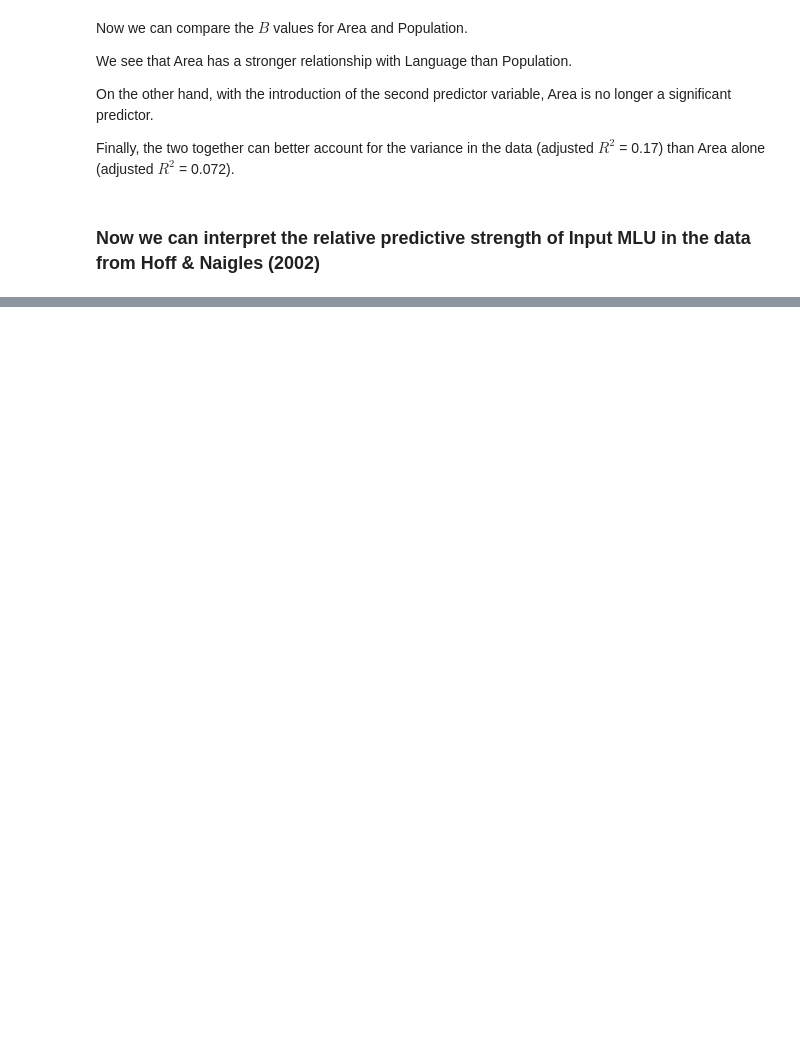
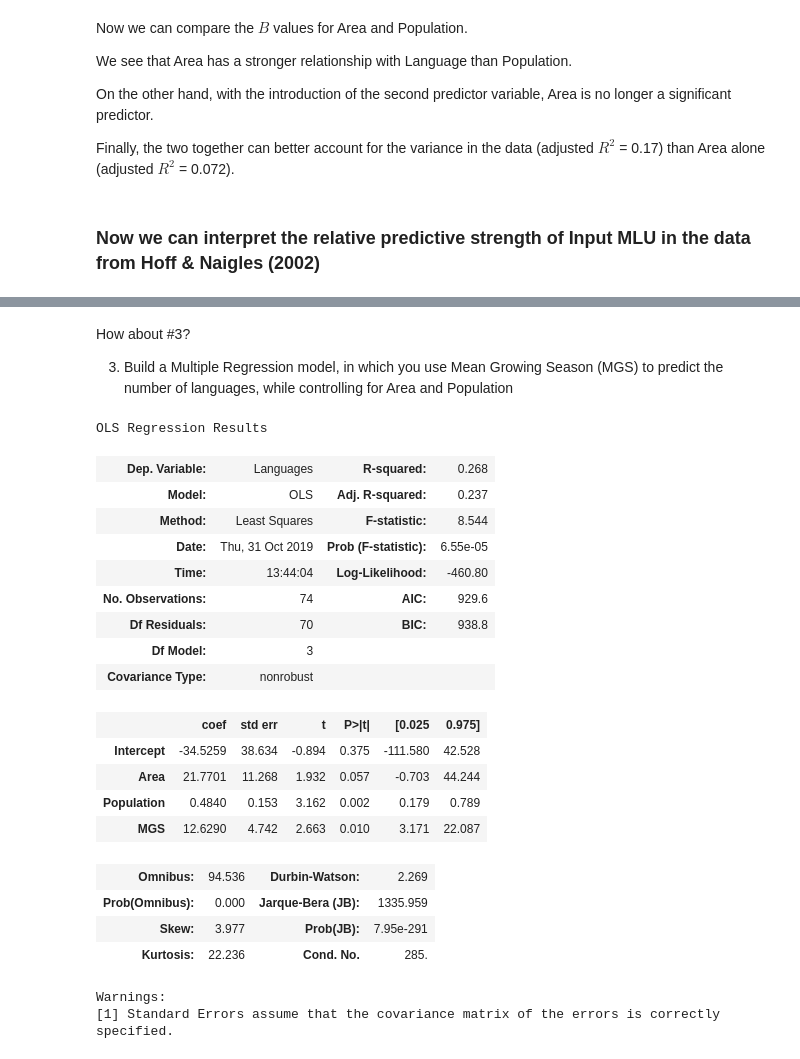
Before and after one commit to ethanweed/ethanweed.github.io, a Jupyter notebook: python-tutorials/analyzing-linear-relationships.ipynb, the cells around one changed output, grey strips where cells are left out. Saved outputs shown, nothing was run; the diff lists cells and outputs as text; code cells hidden in the pictures; blank space fills up the shorter version.

```diff
--- a/python-tutorials/analyzing-linear-relationships.ipynb
+++ b/python-tutorials/analyzing-linear-relationships.ipynb
@@ -283,0 +302,29 @@ Finally, the two together can better account for the variance in the data (adjus
+# %% [markdown]
+How about \#3?
+
+3. Build a Multiple Regression model, in which you use Mean Growing Season (MGS) to predict the number of languages, while controlling for Area and Population
+# %%
+mod3 = smf.ols(formula = 'Languages ~ Area + Population + MGS', data = df).fit()
+mod3.summary()
+# %% [output]
+OLS Regression Results
+| Dep. Variable: | Languages | R-squared: | 0.268 |
+| Model: | OLS | Adj. R-squared: | 0.237 |
+| Method: | Least Squares | F-statistic: | 8.544 |
+| Date: | Thu, 31 Oct 2019 | Prob (F-statistic): | 6.55e-05 |
+| Time: | 13:44:04 | Log-Likelihood: | -460.80 |
+| No. Observations: | 74 | AIC: | 929.6 |
+| Df Residuals: | 70 | BIC: | 938.8 |
+| Df Model: | 3 |  |  |
+| Covariance Type: | nonrobust |  |  |
+|  | coef | std err | t | P>|t| | [0.025 | 0.975] |
+| Intercept | -34.5259 | 38.634 | -0.894 | 0.375 | -111.580 | 42.528 |
+| Area | 21.7701 | 11.268 | 1.932 | 0.057 | -0.703 | 44.244 |
+| Population | 0.4840 | 0.153 | 3.162 | 0.002 | 0.179 | 0.789 |
+| MGS | 12.6290 | 4.742 | 2.663 | 0.010 | 3.171 | 22.087 |
+| Omnibus: | 94.536 | Durbin-Watson: | 2.269 |
+| Prob(Omnibus): | 0.000 | Jarque-Bera (JB): | 1335.959 |
+| Skew: | 3.977 | Prob(JB): | 7.95e-291 |
+| Kurtosis: | 22.236 | Cond. No. | 285. |
+Warnings:
+[1] Standard Errors assume that the covariance matrix of the errors is correctly specified.
```
Also changed, not shown: parts of 8 cells of this notebook, 1 other file.
